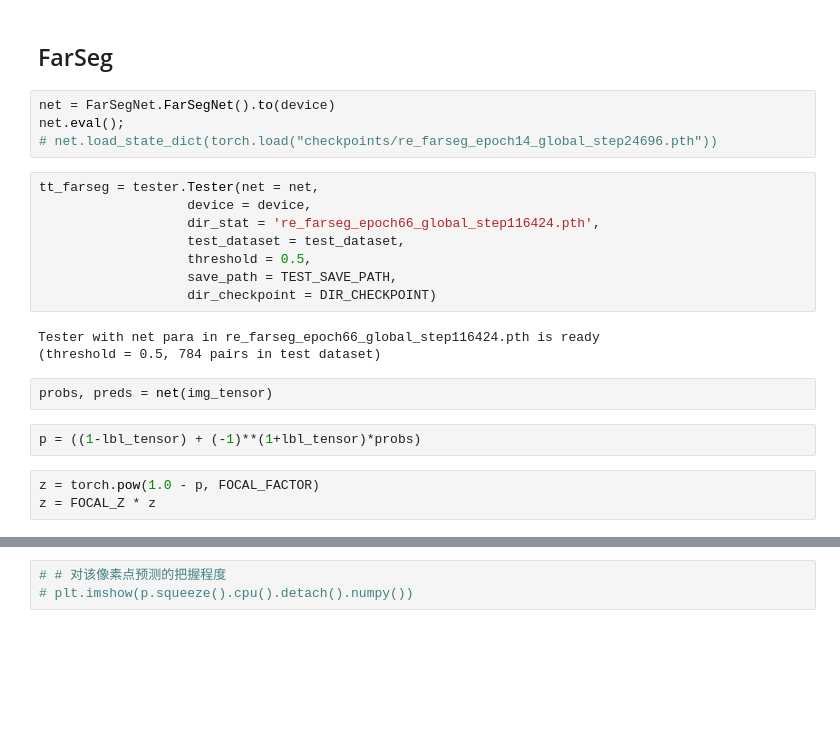
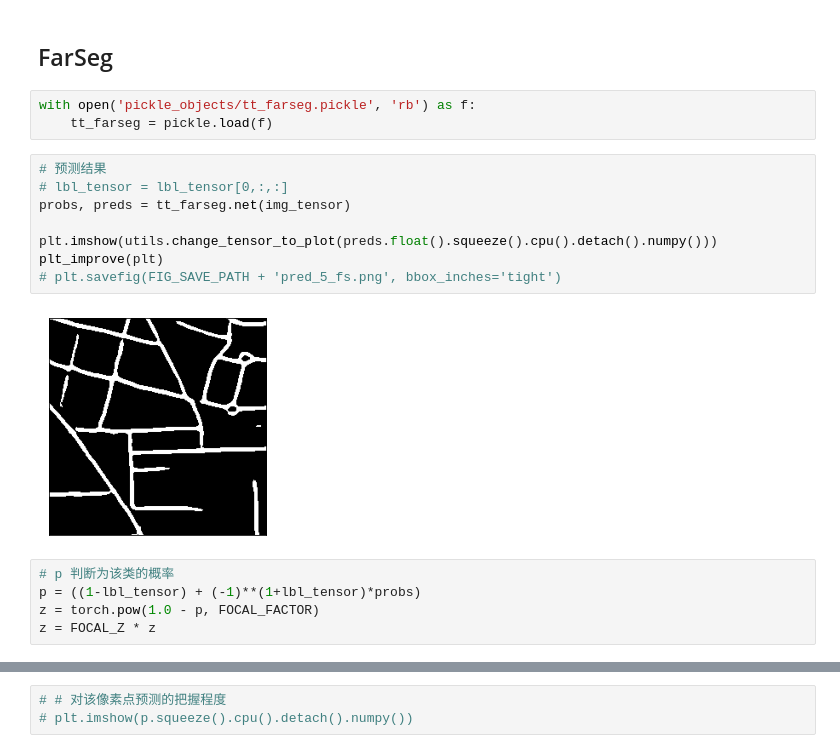
Before and after one commit to Ryanna-github/road-extraction, a Jupyter notebook: 2021-03-21_FarSeg_weight_analysis.ipynb, the cells around one changed output, grey strips where cells are left out. Drawn from its saved outputs; the diff is of its cells as text; blank space fills up the shorter version.

```diff
--- a/2021-03-21_FarSeg_weight_analysis.ipynb
+++ b/2021-03-21_FarSeg_weight_analysis.ipynb
@@ -69,24 +93,20 @@ len(probs_list)
 # %% [markdown]
 ## FarSeg
-# %%
-net = FarSegNet.FarSegNet().to(device)
-net.eval();
-# net.load_state_dict(torch.load("checkpoints/re_farseg_epoch14_global_step24696.pth"))
-# %%
-tt_farseg = tester.Tester(net = net,
-                   device = device,
-                   dir_stat = 're_farseg_epoch66_global_step116424.pth',
-                   test_dataset = test_dataset,
-                   threshold = 0.5,
-                   save_path = TEST_SAVE_PATH,
-                   dir_checkpoint = DIR_CHECKPOINT)
-# %% [output]
-Tester with net para in re_farseg_epoch66_global_step116424.pth is ready
-(threshold = 0.5, 784 pairs in test dataset)
-# %%
-probs, preds = net(img_tensor)
-# %%
-p = ((1-lbl_tensor) + (-1)**(1+lbl_tensor)*probs)
+# %%
+with open('pickle_objects/tt_farseg.pickle', 'rb') as f:
+    tt_farseg = pickle.load(f)
+# %%
+# 预测结果
+# lbl_tensor = lbl_tensor[0,:,:]
+probs, preds = tt_farseg.net(img_tensor)
+
+plt.imshow(utils.change_tensor_to_plot(preds.float().squeeze().cpu().detach().numpy()))
+plt_improve(plt)
+# plt.savefig(FIG_SAVE_PATH + 'pred_5_fs.png', bbox_inches='tight')
+# %% [output]
+[figure, added]
 # %%
+# p 判断为该类的概率
+p = ((1-lbl_tensor) + (-1)**(1+lbl_tensor)*probs)
 z = torch.pow(1.0 - p, FOCAL_FACTOR)
 z = FOCAL_Z * z
```
Also changed, not shown: parts of 32 cells of this notebook, 26 other files.
